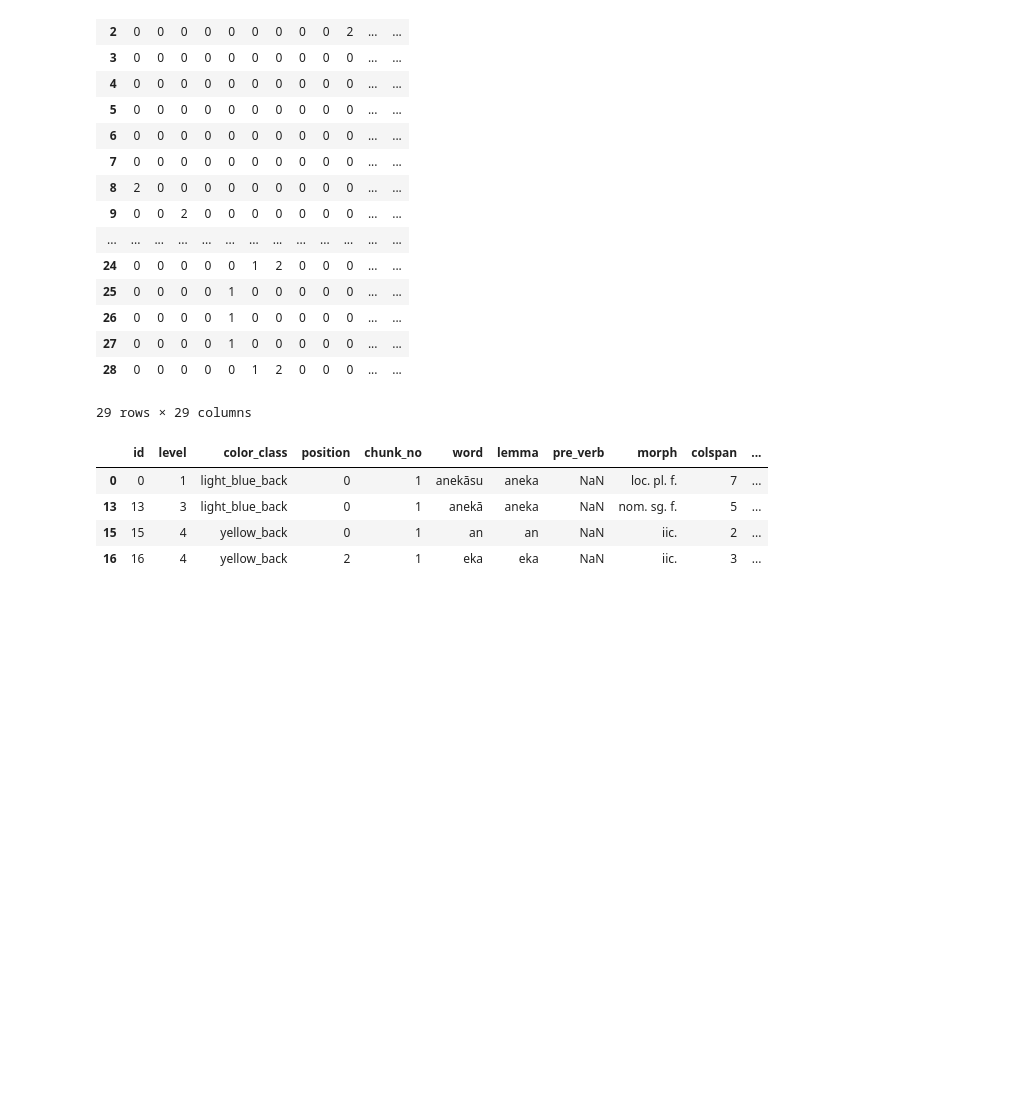
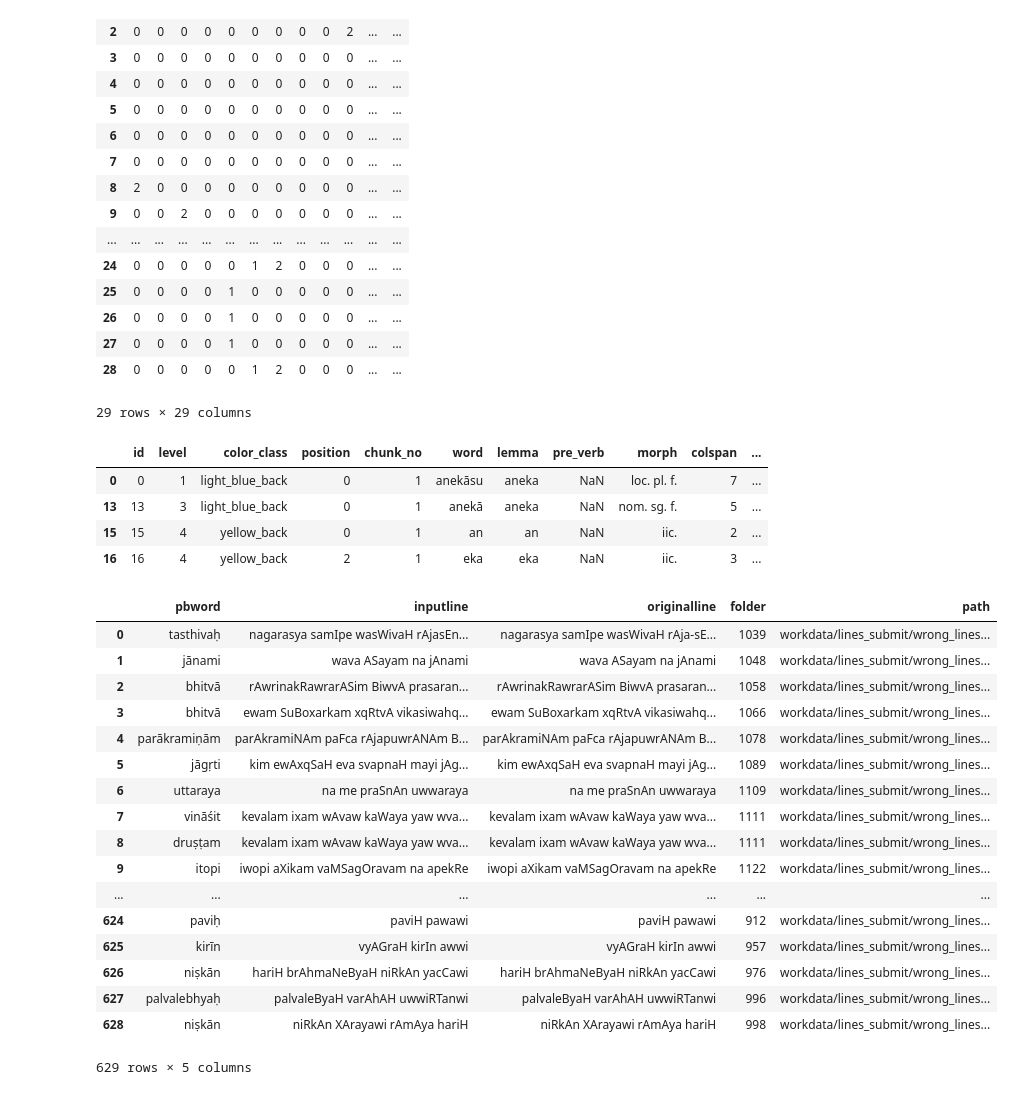
Before and after one commit to koutilya/visualization, a Jupyter notebook: showdata.ipynb, the cells around one changed output. Saved outputs shown, nothing was run; the diff lists cells and outputs as text; code cells hidden in the pictures; blank space fills up the shorter version.

```diff
--- a/showdata.ipynb
+++ b/showdata.ipynb
@@ -140,3 +141,58 @@ ci
 | 13 | 13 | 3 | light_blue_back | 0 | 1 | anekā | aneka | NaN | nom. sg. f. | 5 | ... |
 | 15 | 15 | 4 | yellow_back | 0 | 1 | an | an | NaN | iic. | 2 | ... |
 | 16 | 16 | 4 | yellow_back | 2 | 1 | eka | eka | NaN | iic. | 3 | ... |
+# %%
+def inputline_(fname) :
+    with open(fname,encoding = 'utf-8' ,mode ='r') as fr :
+        for line in fr.readlines() :
+            if(line.startswith("input line : ")):
+                return line[13:-1]
+# %%
+def originalline_(fname) :
+    with open(fname,encoding = 'utf-8' ,mode ='r') as fr :
+        for line in fr.readlines() :
+            if(line.startswith("SENT: ")):
+                return line[6:-1]
+# %%
+def undefinedwordsandlines(fpath,name) :
+    pbwords = pd.DataFrame(columns = ['pbword','inputline','originalline','folder','path'])
+#     path = "workdata/lines_submit/wrong_lines/sorteddata/"
+    fname = fpath+name +"/problem_words.txt"
+    with open(fname,encoding = 'utf-8' ,mode ='r') as fr :
+        lines = fr.readlines()
+        for line in lines[1:]:
+            pb = pd.Series([line[:-1],inputline_(fpath+name +"/input_line.txt"),originalline_(fpath+name +"/original_line.txt") , name ,fpath], index=['pbword','inputline','originalline','folder','path'])
+
+            pbwords = pbwords.append(pb, ignore_index=True)
+
+    return pbwords
+# %%
+pbwords = pd.DataFrame(columns = ['pbword','inputline','originalline','folder','path'])
+with open("workdata/lines_submit/modified_wrong_lines/analasys/no_needtomodify_folders.txt",encoding = 'utf-8' ,mode ='r') as fr :
+#     print(len(fr.readlines()))
+    for line in fr.readlines() :
+#         pbwords.extend(undefinedwords(fname = path+line[:-1]+"/problem_words.txt"))
+        pb = undefinedwordsandlines('workdata/lines_submit/wrong_lines/sorteddata/',line[:-1])
+#         display(pb)
+        pbwords = pbwords.append(pb, ignore_index=True)
+
+pbwords
+# %% [output]
+|  | pbword | inputline | originalline | folder | path |
+| 0 | tasthivaḥ | nagarasya samIpe wasWivaH rAjasEn... | nagarasya samIpe wasWivaH rAja-sE... | 1039 | workdata/lines_submit/wrong_lines... |
+| 1 | jānami | wava ASayam na jAnami | wava ASayam na jAnami | 1048 | workdata/lines_submit/wrong_lines... |
+| 2 | bhitvā | rAwrinakRawrarASim BiwvA prasaran... | rAwrinakRawrarASim BiwvA prasaran... | 1058 | workdata/lines_submit/wrong_lines... |
+| 3 | bhitvā | ewam SuBoxarkam xqRtvA vikasiwahq... | ewam SuBoxarkam xqRtvA vikasiwahq... | 1066 | workdata/lines_submit/wrong_lines... |
+| 4 | parākramiṇām | parAkramiNAm paFca rAjapuwrANAm B... | parAkramiNAm paFca rAjapuwrANAm B... | 1078 | workdata/lines_submit/wrong_lines... |
+| 5 | jāgṛti | kim ewAxqSaH eva svapnaH mayi jAg... | kim ewAxqSaH eva svapnaH mayi jAg... | 1089 | workdata/lines_submit/wrong_lines... |
+| 6 | uttaraya | na me praSnAn uwwaraya | na me praSnAn uwwaraya | 1109 | workdata/lines_submit/wrong_lines... |
+| 7 | vināśit | kevalam ixam wAvaw kaWaya yaw wva... | kevalam ixam wAvaw kaWaya yaw wva... | 1111 | workdata/lines_submit/wrong_lines... |
+| 8 | druṣṭam | kevalam ixam wAvaw kaWaya yaw wva... | kevalam ixam wAvaw kaWaya yaw wva... | 1111 | workdata/lines_submit/wrong_lines... |
+| 9 | itopi | iwopi aXikam vaMSagOravam na apekRe | iwopi aXikam vaMSagOravam na apekRe | 1122 | workdata/lines_submit/wrong_lines... |
+| ... | ... | ... | ... | ... | ... |
+| 624 | paviḥ | paviH pawawi | paviH pawawi | 912 | workdata/lines_submit/wrong_lines... |
+| 625 | kirīn | vyAGraH kirIn awwi | vyAGraH kirIn awwi | 957 | workdata/lines_submit/wrong_lines... |
+| 626 | niṣkān | hariH brAhmaNeByaH niRkAn yacCawi | hariH brAhmaNeByaH niRkAn yacCawi | 976 | workdata/lines_submit/wrong_lines... |
+| 627 | palvalebhyaḥ | palvaleByaH varAhAH uwwiRTanwi | palvaleByaH varAhAH uwwiRTanwi | 996 | workdata/lines_submit/wrong_lines... |
+| 628 | niṣkān | niRkAn XArayawi rAmAya hariH | niRkAn XArayawi rAmAya hariH | 998 | workdata/lines_submit/wrong_lines... |
+629 rows × 5 columns
```
Also changed, not shown: parts of 20 cells of this notebook, 4 other files.
